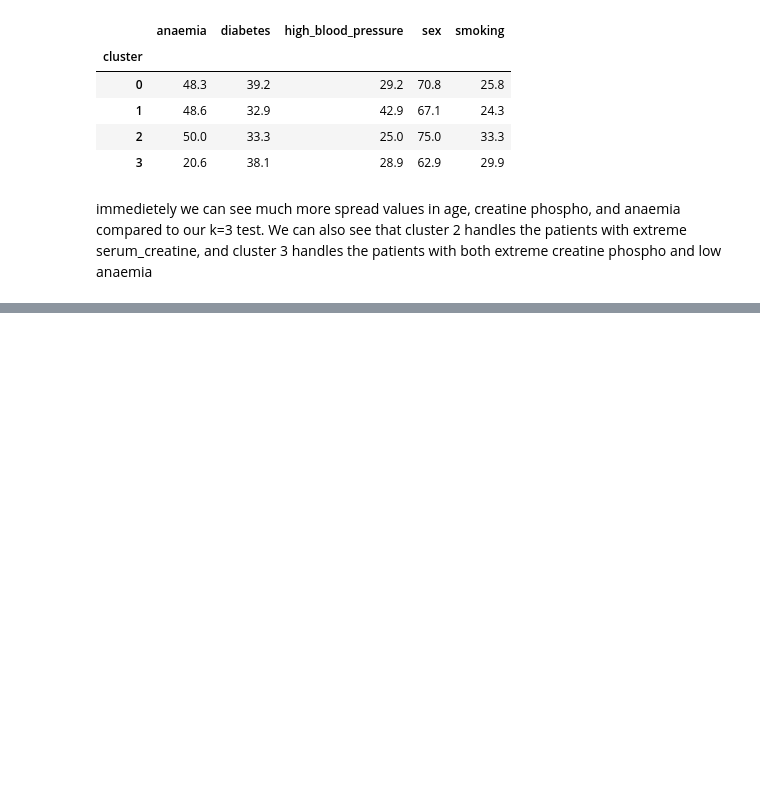
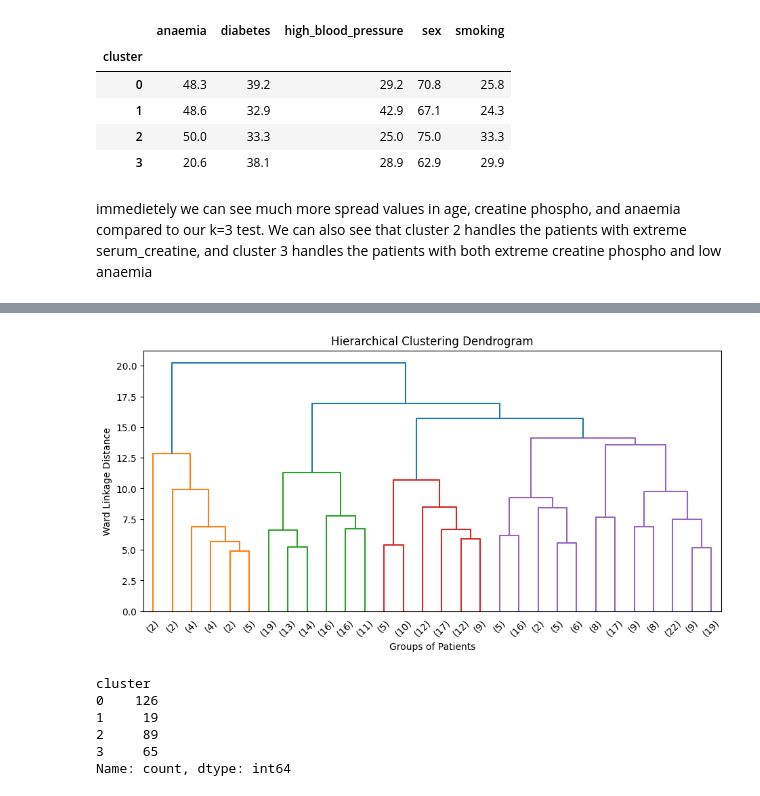
Before and after one commit to NathanMcCormack/Principles_of_ML_Assignment2, a Jupyter notebook: PML_Assignment2_26244470.ipynb, the cells around one changed output, grey strips where cells are left out. Drawn from its saved outputs; the diff is of its cells as text; code cells hidden in the pictures; blank space fills up the shorter version.

```diff
--- a/PML_Assignment2_26244470.ipynb
+++ b/PML_Assignment2_26244470.ipynb
@@ -447,0 +458,34 @@ immedietely we can see much more spread values in age, creatine phospho, and ana
+# %%
+#pass our scaled df and use Ward linkage
+Z = linkage(df_scaled, method="ward")
+
+# Visualise the structure
+plt.figure(figsize=(11, 5))
+
+#takes the hierarchy we built and draws it on a graph
+dendrogram(Z, truncate_mode="lastp", show_leaf_counts=True)
+
+plt.title("Hierarchical Clustering Dendrogram")
+plt.xlabel("Groups of Patients")
+plt.ylabel("Ward Linkage Distance")
+plt.show()
+# %% [output]
+[figure, added]
+# %%
+#n_clusters=4 - tells the model to keep 4 groups
+hier_model = AgglomerativeClustering(n_clusters=4, linkage="ward")
+
+#assign the labels
+hier_labels = hier_model.fit_predict(df_scaled)
+
+df_hier = df_clean.copy()
+df_hier["cluster"] = hier_labels
+
+print(df_hier["cluster"].value_counts().sort_index())
+# %% [output]
+cluster
+0    126
+1     19
+2     89
+3     65
+Name: count, dtype: int64
```
Also changed, not shown: parts of 15 cells of this notebook.
